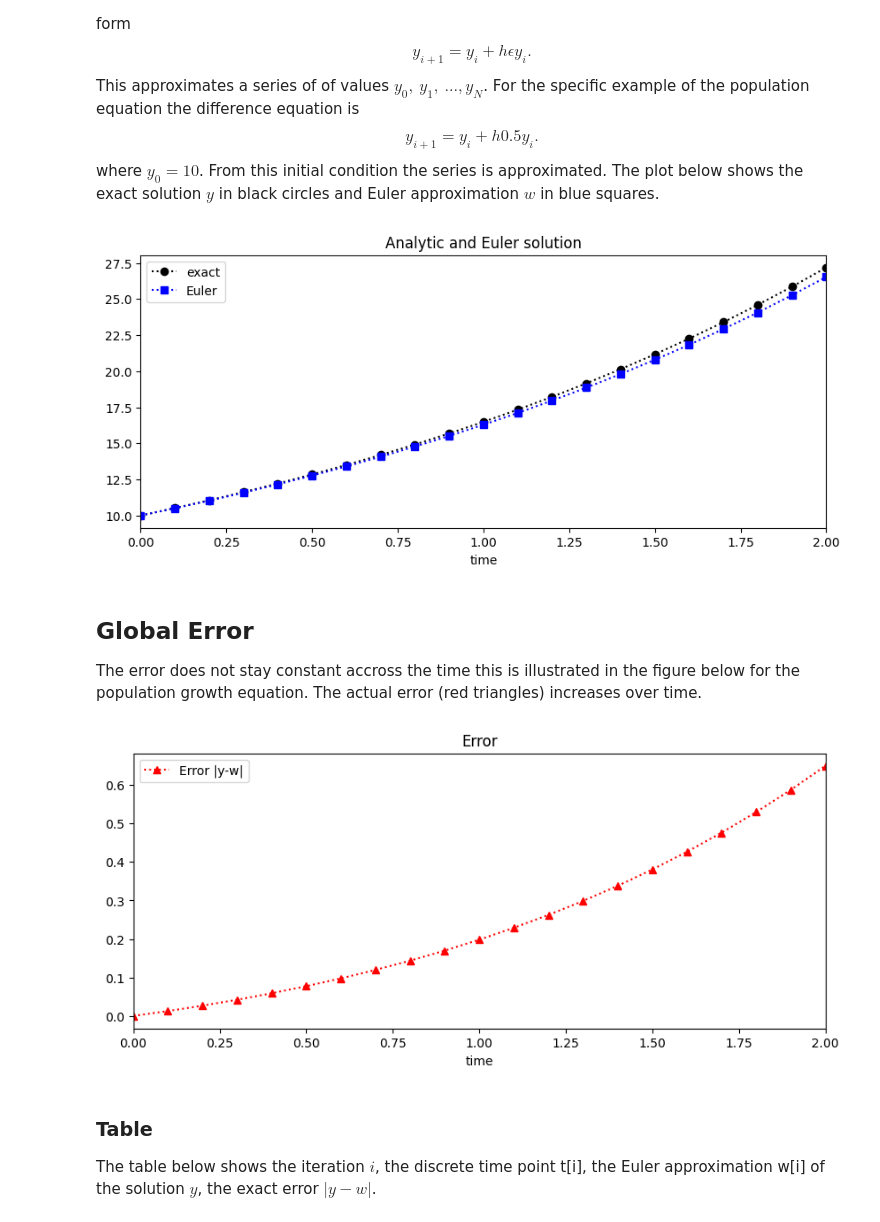
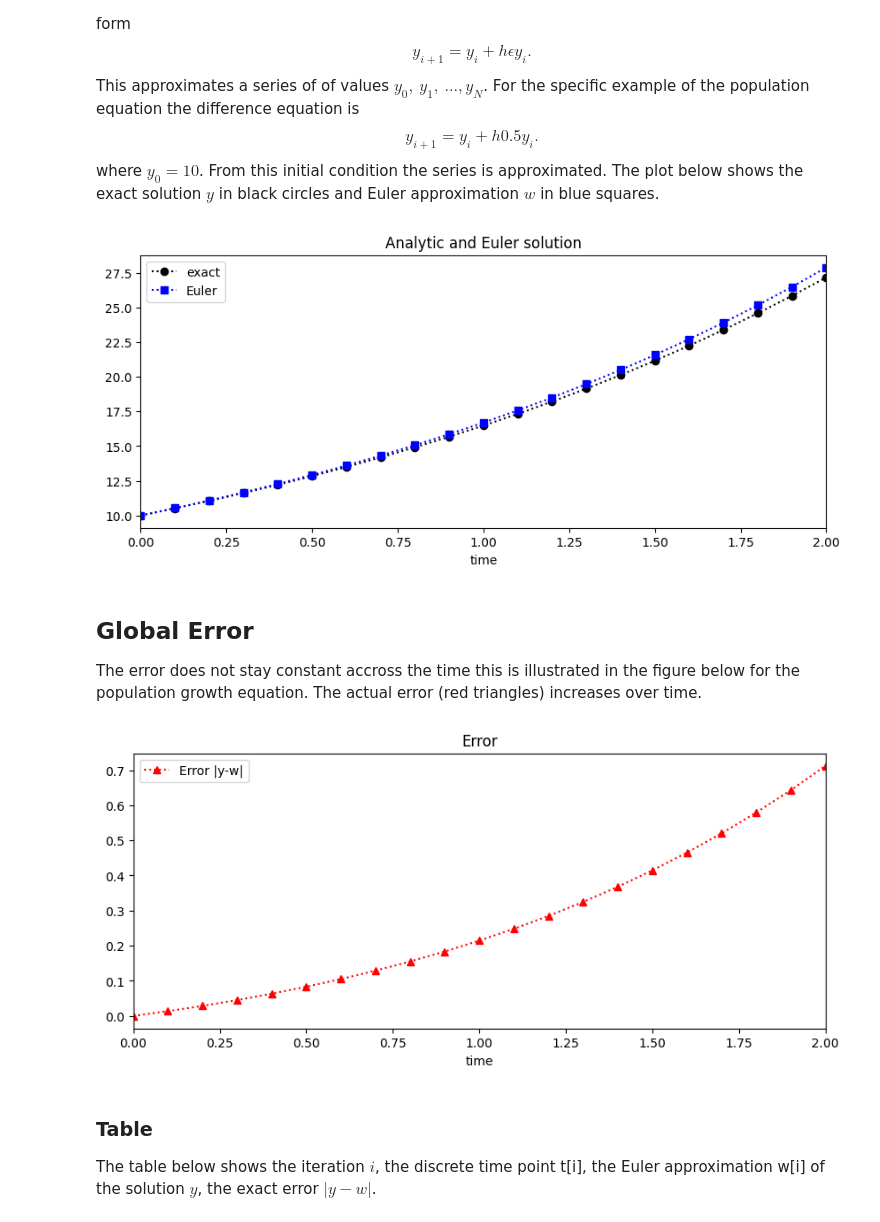
Before and after one commit to rcs1994/Teaching_DL4DEs_Fall_2025, a Jupyter notebook: NumericsODEs_EulerMethod_2.ipynb, the cells around one changed output. Drawn from its saved outputs; the diff is of its cells as text; code cells hidden in the pictures.

```diff
--- a/NumericsODEs_EulerMethod_2.ipynb
+++ b/NumericsODEs_EulerMethod_2.ipynb
@@ -141,19 +141,19 @@ The plot below shows the exact solution $y$ in black circles and Euler approxima
 # %%
 y=np.zeros(N+1)
 y[0]=10
 for i in range (0,N):
-    y[i+1]=y[i]+h*(0.5)*y[i]
+    y[i+1]=y[i]*(1/(1-0.5*h))
 
 fig = plt.figure(figsize=(10,4))
 plt.plot(time,y_ex,'o:',color='black',label='exact')
 plt.plot(time,y,'s:',color='blue',label='Euler')
 plt.xlim((0,2))
 plt.xlabel('time')
 plt.legend(loc='best')
 plt.title('Analytic and Euler solution')
 plt.plot();
 # %% [output]
-[figure, old version]
+[figure, new version]
 # %% [markdown]
 ## Global Error
 The error does not stay constant accross the time this is illustrated in the figure below for the population growth equation. The actual error (red triangles) increases over time.
@@ -167,7 +167,7 @@ plt.legend(loc='best')
 plt.title('Error')
 plt.plot();
 # %% [output]
-[figure, old version]
+[figure, new version]
 # %% [markdown]
 ### Table
 The table below shows the iteration $i$, the discrete time point t[i], the Euler approximation w[i] of the solution $y$, the exact error $|y-w|$.
```
Also changed, not shown: parts of 1 cell of this notebook.
